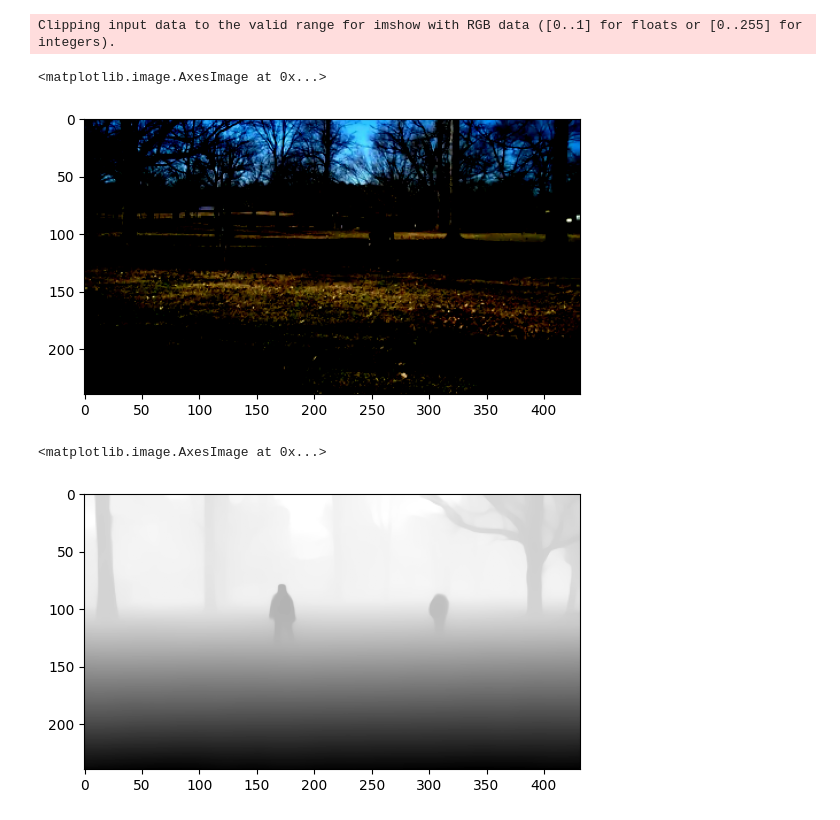
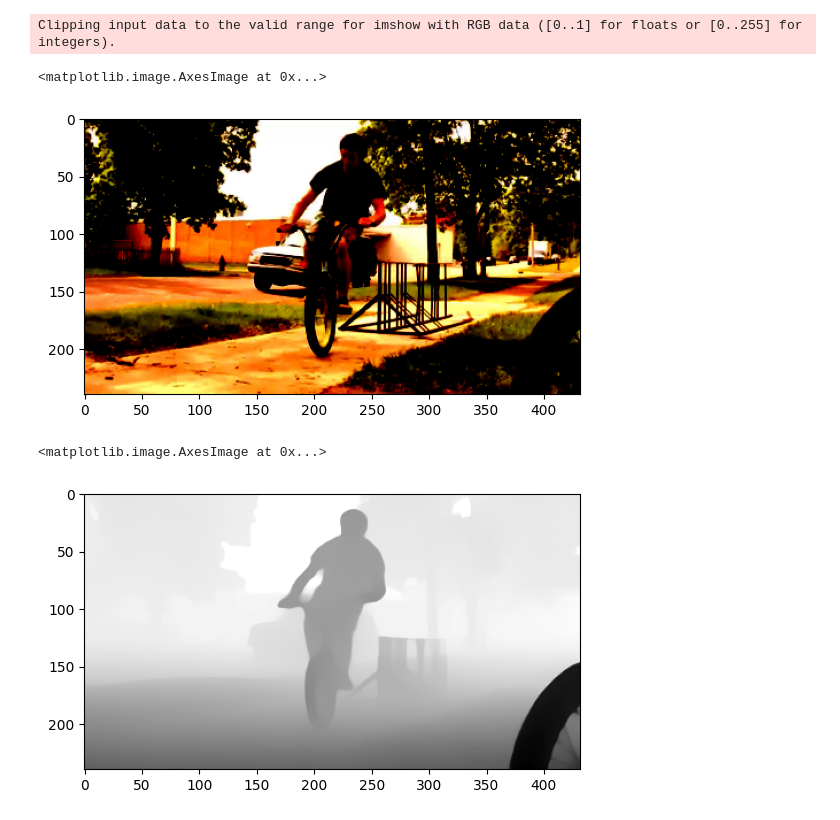
Before and after one commit to crispianm/DaBiT, a Jupyter notebook: xperiments.ipynb, the cells around one changed output. Drawn from its saved outputs; the diff is of its cells as text; code cells hidden in the pictures.

```diff
--- a/xperiments.ipynb
+++ b/xperiments.ipynb
@@ -46,11 +46,11 @@ frame_tensors, mask_tensors, depth_tensors, flows_f, flows_b, video_name = next(
 # %%
-plt.imshow(frame_tensors[0][3].permute(1,2,0).numpy())
+plt.imshow(frame_tensors[6][0].permute(1,2,0).numpy())
 # %% [output]
 Clipping input data to the valid range for imshow with RGB data ([0..1] for floats or [0..255] for integers).
 <matplotlib.image.AxesImage at 0x...>
-[figure, old version]
+[figure, new version]
 # %%
-plt.imshow(depth_tensors[0][3].squeeze().numpy(), cmap="gray")
+plt.imshow(depth_tensors[6][0].squeeze().numpy(), cmap="gray")
 # %% [output]
 <matplotlib.image.AxesImage at 0x...>
-[figure, old version]
+[figure, new version]
```
Also changed, not shown: parts of 1 cell of this notebook, 2 other files.
